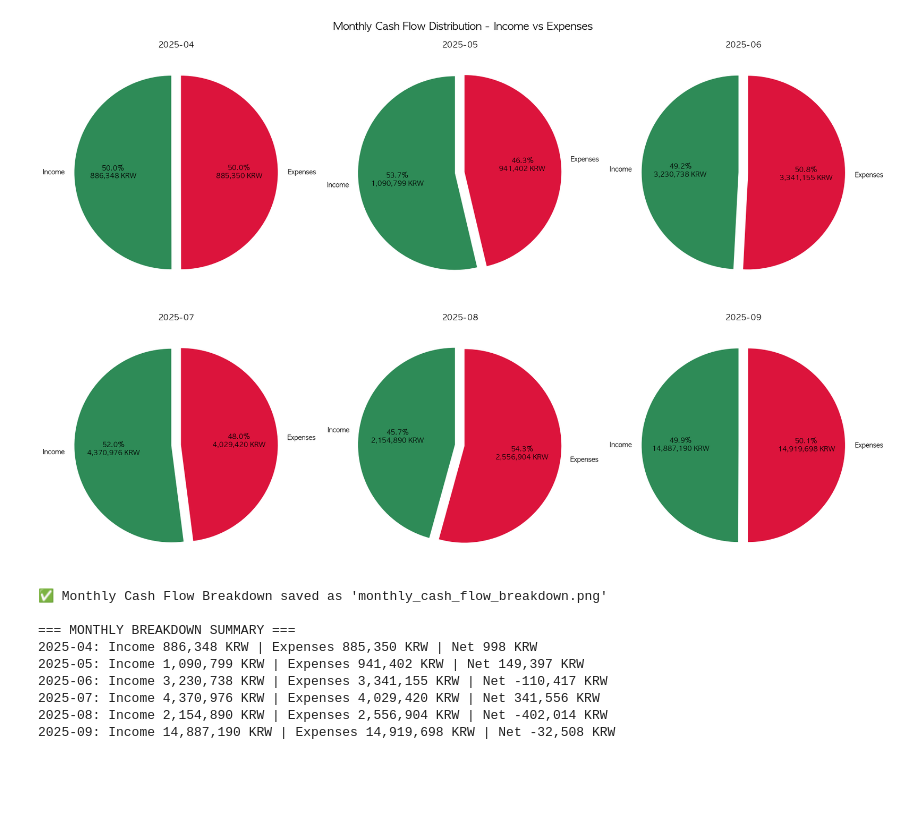
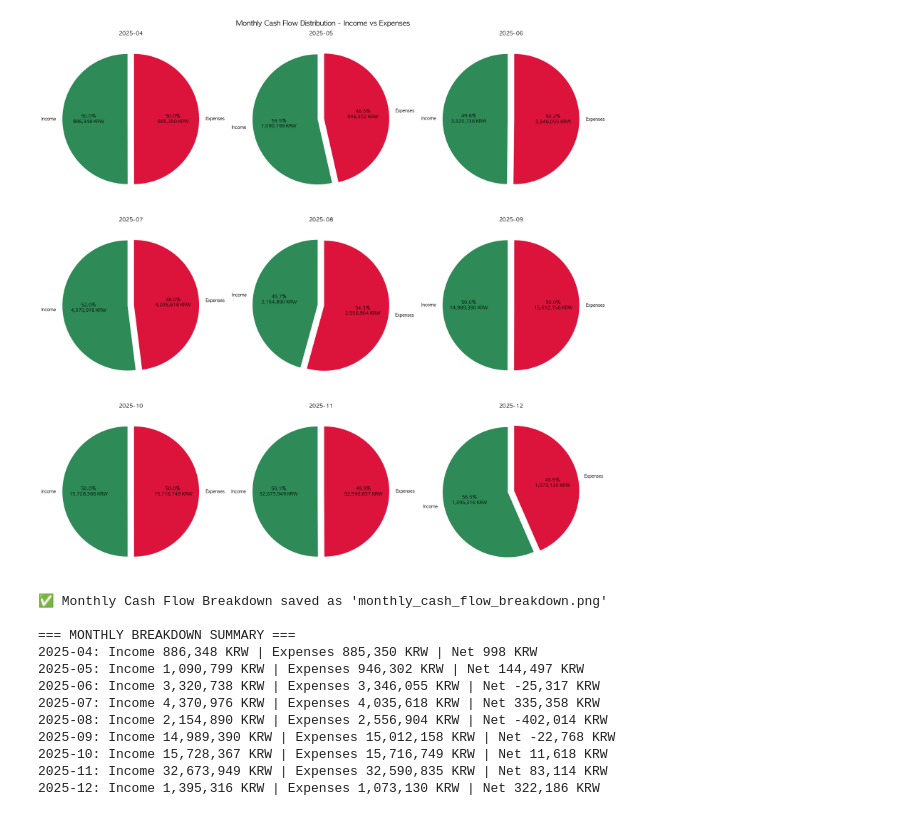
Before and after one commit to iamurtazo/toss-transaction-analysis, a Jupyter notebook: transactions_analysis.ipynb, the cells around one changed output. Cells and saved outputs as stored; diff of their text form; code cells hidden in the pictures; blank space fills up the shorter version.

Commit message:
update transaction history KPIs

```diff
--- a/transactions_analysis.ipynb
+++ b/transactions_analysis.ipynb
@@ -136,6 +137,7 @@ Net amount: 2167334 KRW
 # %%
 import matplotlib.pyplot as plt
 import pandas as pd
+import os
 
 df = pd.read_csv('transactions.csv')
 
@@ -143,10 +145,13 @@ df = pd.read_csv('transactions.csv')
 df['DateTime'] = pd.to_datetime(df['Date'] + ' ' + df['Time'])
 df['Month'] = df['DateTime'].dt.to_period('M')
 
+# list_of_negative_transaction_type = df[df['Transaction_Amount']  < 0]['Transaction_Type'].unique()
+# list_of_positive_transaction_type = df[df['Transaction_Amount']  > 0]['Transaction_Type'].unique()
 # 1) Cash Flow Core KPIs
 # Categorize transactions
-income_types = ['Deposit', 'Cashback', 'Interest Deposit']
-expense_types = ['Withdrawal', 'Check Card', 'ATM Withdrawal']
+income_types = df[df['Transaction_Amount']  > 0]['Transaction_Type'].unique().tolist()
+expense_types = df[df['Transaction_Amount']  < 0]['Transaction_Type'].unique().tolist()
+
 
 income_data = df[df['Transaction_Type'].isin(income_types)]
 expense_data = df[df['Transaction_Type'].isin(expense_types)]
@@ -199,6 +204,7 @@ ax2.legend()
 ax2.grid(True, alpha=0.3)
 ax2.tick_params(axis='x', rotation=45)
 
+os.makedirs('visuals', exist_ok=True)
 plt.tight_layout()
 plt.savefig('visuals/cash_flow_kpis_dashboard.png', dpi=300, bbox_inches='tight')
 plt.show()
@@ -223,6 +232,7 @@ Savings Rate: -0.2%
 # %%
 import matplotlib.pyplot as plt
 import pandas as pd
+
 
 df = pd.read_csv('transactions.csv')
 
@@ -231,8 +241,8 @@ df['DateTime'] = pd.to_datetime(df['Date'] + ' ' + df['Time'])
 df['Month'] = df['DateTime'].dt.to_period('M')
 
 # Categorize transactions
-income_types = ['Deposit', 'Cashback', 'Interest Deposit']
-expense_types = ['Withdrawal', 'Check Card', 'ATM Withdrawal']
+income_types = df[df['Transaction_Amount']  > 0]['Transaction_Type'].unique().tolist()
+expense_types = df[df['Transaction_Amount']  < 0]['Transaction_Type'].unique().tolist()
 
 income_data = df[df['Transaction_Type'].isin(income_types)]
 expense_data = df[df['Transaction_Type'].isin(expense_types)]
@@ -285,43 +295,46 @@ for i, month in enumerate(months):
 
         # Style the text
         for autotext in autotexts:
             autotext.set_fontsize(10)
             autotext.set_fontweight('bold')
 
         axes[i].set_title(f'{month}', fontweight='bold', fontsize=12)
     else:
         axes[i].text(0.5, 0.5, 'No Data', ha='center', va='center',
                     transform=axes[i].transAxes, fontsize=12)
         axes[i].set_title(f'{month}', fontweight='bold', fontsize=12)
 
 # Hide unused subplots
 for i in range(n_months, len(axes)):
     axes[i].set_visible(False)
 
 plt.tight_layout()
 plt.savefig('visuals/monthly_cash_flow_breakdown.png', dpi=300, bbox_inches='tight', facecolor='white')
 plt.show()
 
 print("✅ Monthly Cash Flow Breakdown saved as 'monthly_cash_flow_breakdown.png'")
 
 # Print summary
 print("\n=== MONTHLY BREAKDOWN SUMMARY ===")
 for month in months:
     income = monthly_income.get(month, 0)
     expenses = monthly_expenses.get(month, 0)
     net = income - expenses
     print(f"{month}: Income {income:,.0f} KRW | Expenses {expenses:,.0f} KRW | Net {net:,.0f} KRW")
 # %% [output]
-[figure, old version]
+[figure, new version]
 ✅ Monthly Cash Flow Breakdown saved as 'monthly_cash_flow_breakdown.png'
 
 === MONTHLY BREAKDOWN SUMMARY ===
 2025-04: Income 886,348 KRW | Expenses 885,350 KRW | Net 998 KRW
-2025-05: Income 1,090,799 KRW | Expenses 941,402 KRW | Net 149,397 KRW
-2025-06: Income 3,230,738 KRW | Expenses 3,341,155 KRW | Net -110,417 KRW
-2025-07: Income 4,370,976 KRW | Expenses 4,029,420 KRW | Net 341,556 KRW
+2025-05: Income 1,090,799 KRW | Expenses 946,302 KRW | Net 144,497 KRW
+2025-06: Income 3,320,738 KRW | Expenses 3,346,055 KRW | Net -25,317 KRW
+2025-07: Income 4,370,976 KRW | Expenses 4,035,618 KRW | Net 335,358 KRW
 2025-08: Income 2,154,890 KRW | Expenses 2,556,904 KRW | Net -402,014 KRW
-2025-09: Income 14,887,190 KRW | Expenses 14,919,698 KRW | Net -32,508 KRW
+2025-09: Income 14,989,390 KRW | Expenses 15,012,158 KRW | Net -22,768 KRW
+2025-10: Income 15,728,367 KRW | Expenses 15,716,749 KRW | Net 11,618 KRW
+2025-11: Income 32,673,949 KRW | Expenses 32,590,835 KRW | Net 83,114 KRW
+2025-12: Income 1,395,316 KRW | Expenses 1,073,130 KRW | Net 322,186 KRW
 # %%
 import pandas as pd
 import matplotlib.pyplot as plt
```
Also changed, not shown: parts of 12 cells of this notebook, 14 other files.
